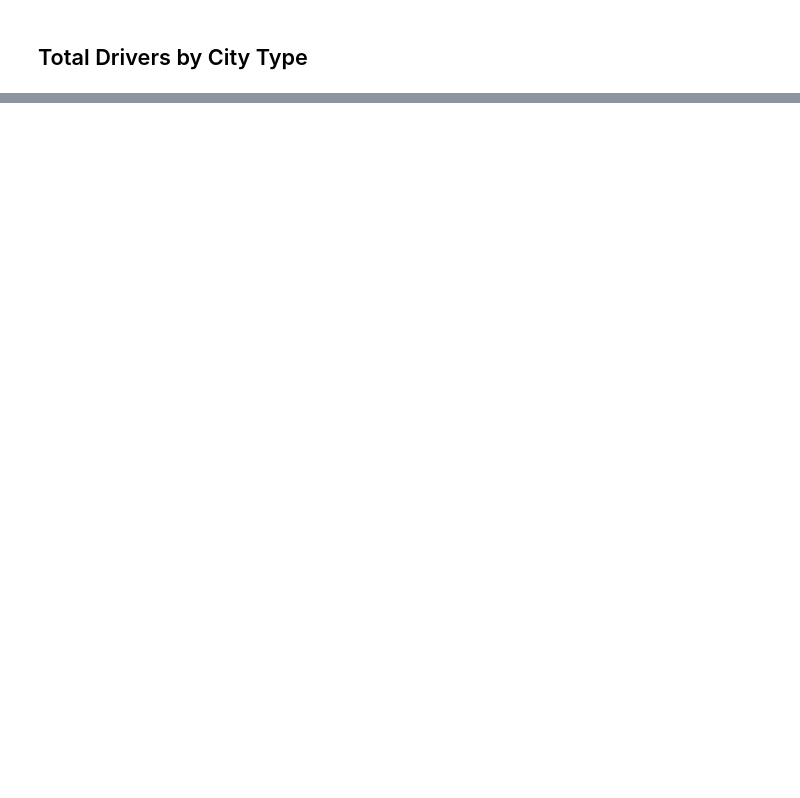
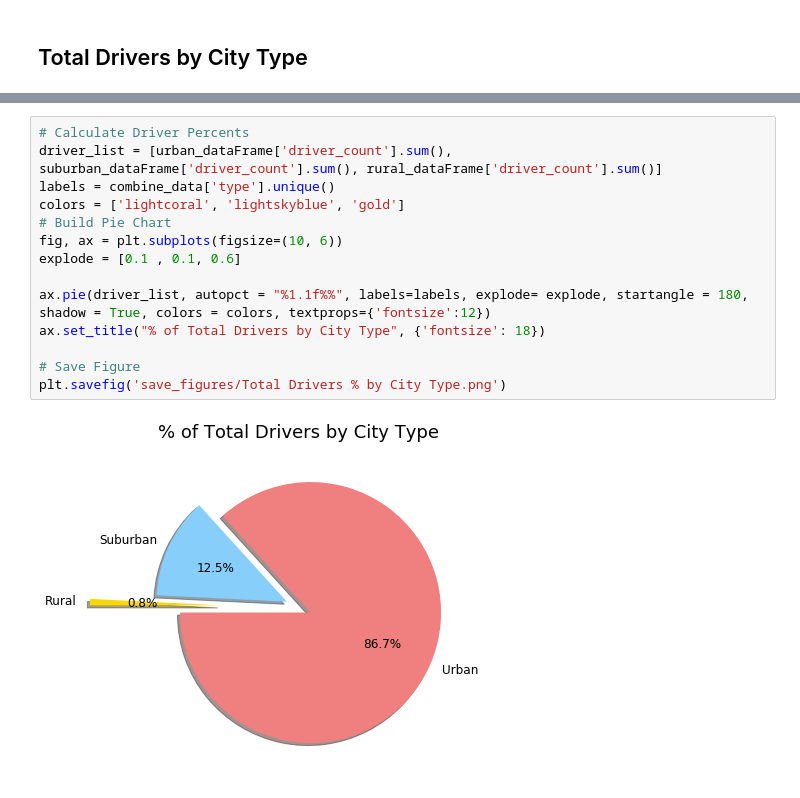
Before and after one commit to dxvo/hw5, a Jupyter notebook: final.ipynb, the cells around one changed output, grey strips where cells are left out. Drawn from its saved outputs; the diff is of its cells as text; blank space fills up the shorter version.

```diff
--- a/final.ipynb
+++ b/final.ipynb
@@ -123,0 +127,16 @@ plt.show()
+# %%
+# Calculate Driver Percents
+driver_list = [urban_dataFrame['driver_count'].sum(), suburban_dataFrame['driver_count'].sum(), rural_dataFrame['driver_count'].sum()]
+labels = combine_data['type'].unique()
+colors = ['lightcoral', 'lightskyblue', 'gold']
+# Build Pie Chart
+fig, ax = plt.subplots(figsize=(10, 6))
+explode = [0.1 , 0.1, 0.6]
+
+ax.pie(driver_list, autopct = "%1.1f%%", labels=labels, explode= explode, startangle = 180, shadow = True, colors = colors, textprops={'fontsize':12})
+ax.set_title("% of Total Drivers by City Type", {'fontsize': 18})
+
+# Save Figure
+plt.savefig('save_figures/Total Drivers % by City Type.png')
+# %% [output]
+[figure, added]
```
Also changed, not shown: parts of 12 cells of this notebook, 8 other files.
